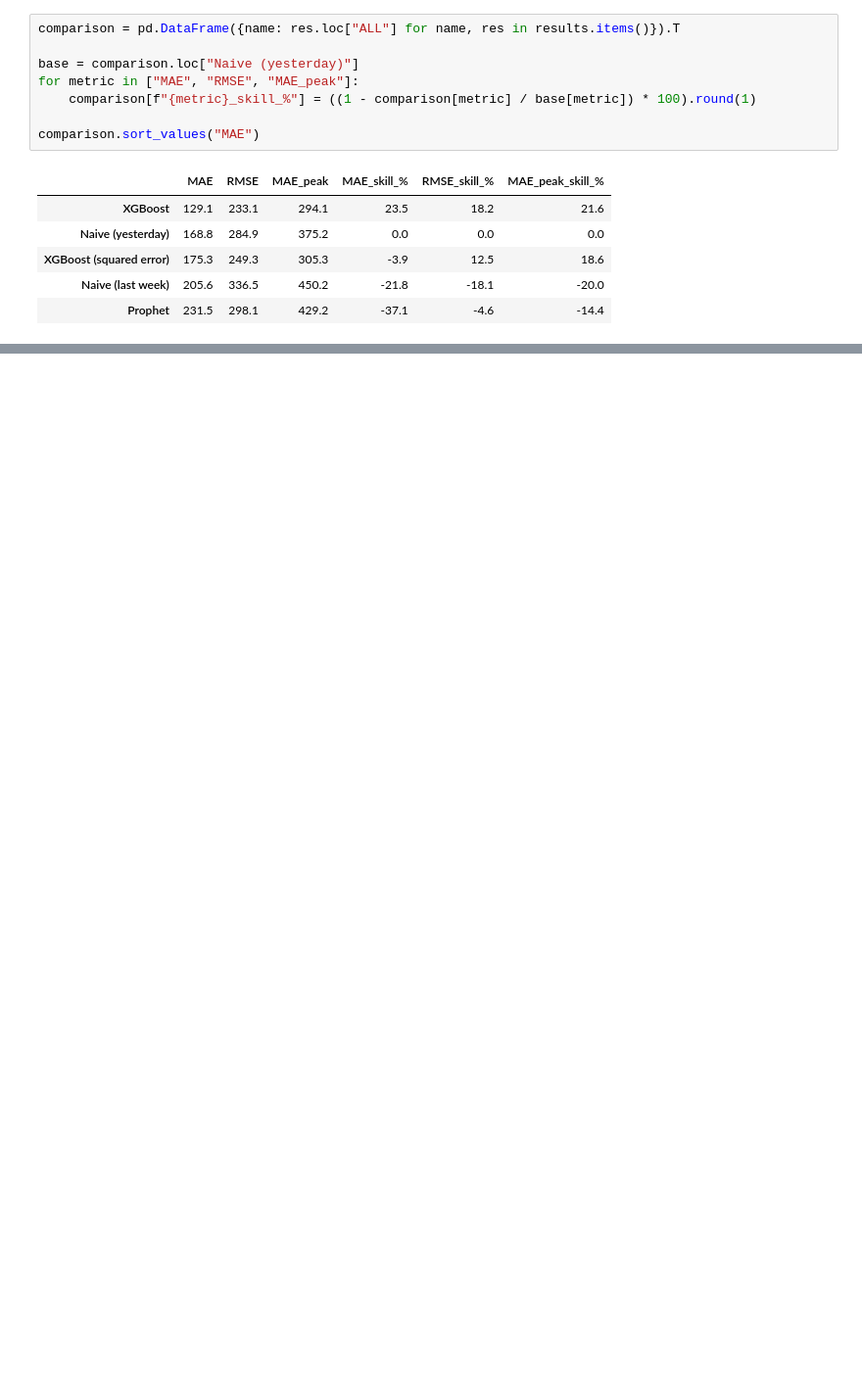
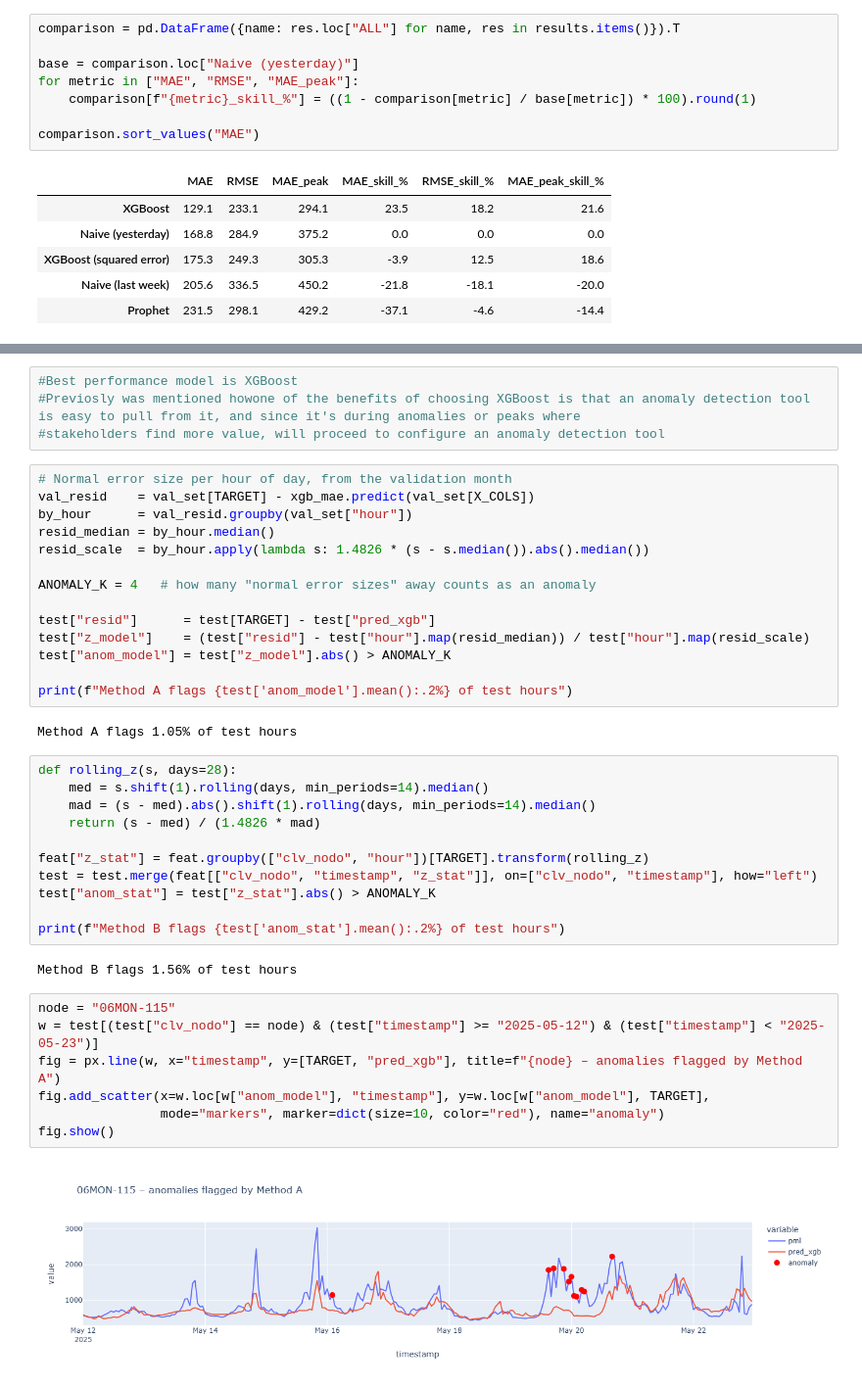
Before and after one commit to zyangarduno/CENACE-CHALLENGE, a Jupyter notebook: notebooks/03_modeling.ipynb, the cells around one changed output, grey strips where cells are left out. Shown at 98% size. Cells and saved outputs as stored; diff of their text form; blank space fills up the shorter version.

```diff
--- a/notebooks/03_modeling.ipynb
+++ b/notebooks/03_modeling.ipynb
@@ -603,0 +627,42 @@ comparison.sort_values("MAE")
+# %%
+#Best performance model is XGBoost
+#Previosly was mentioned howone of the benefits of choosing XGBoost is that an anomaly detection tool is easy to pull from it, and since it's during anomalies or peaks where
+#stakeholders find more value, will proceed to configure an anomaly detection tool
+# %%
+# Normal error size per hour of day, from the validation month
+val_resid    = val_set[TARGET] - xgb_mae.predict(val_set[X_COLS])
+by_hour      = val_resid.groupby(val_set["hour"])
+resid_median = by_hour.median()
+resid_scale  = by_hour.apply(lambda s: 1.4826 * (s - s.median()).abs().median())
+
+ANOMALY_K = 4   # how many "normal error sizes" away counts as an anomaly
+
+test["resid"]      = test[TARGET] - test["pred_xgb"]
+test["z_model"]    = (test["resid"] - test["hour"].map(resid_median)) / test["hour"].map(resid_scale)
+test["anom_model"] = test["z_model"].abs() > ANOMALY_K
+
+print(f"Method A flags {test['anom_model'].mean():.2%} of test hours")
+# %% [output]
+Method A flags 1.05% of test hours
+# %%
+def rolling_z(s, days=28):
+    med = s.shift(1).rolling(days, min_periods=14).median()
+    mad = (s - med).abs().shift(1).rolling(days, min_periods=14).median()
+    return (s - med) / (1.4826 * mad)
+
+feat["z_stat"] = feat.groupby(["clv_nodo", "hour"])[TARGET].transform(rolling_z)
+test = test.merge(feat[["clv_nodo", "timestamp", "z_stat"]], on=["clv_nodo", "timestamp"], how="left")
+test["anom_stat"] = test["z_stat"].abs() > ANOMALY_K
+
+print(f"Method B flags {test['anom_stat'].mean():.2%} of test hours")
+# %% [output]
+Method B flags 1.56% of test hours
+# %%
+node = "06MON-115"
+w = test[(test["clv_nodo"] == node) & (test["timestamp"] >= "2025-05-12") & (test["timestamp"] < "2025-05-23")]
+fig = px.line(w, x="timestamp", y=[TARGET, "pred_xgb"], title=f"{node} – anomalies flagged by Method A")
+fig.add_scatter(x=w.loc[w["anom_model"], "timestamp"], y=w.loc[w["anom_model"], TARGET],
+                mode="markers", marker=dict(size=10, color="red"), name="anomaly")
+fig.show()
+# %% [output]
+[figure, added]
```
Also changed, not shown: parts of 7 cells of this notebook, 2 other files.
